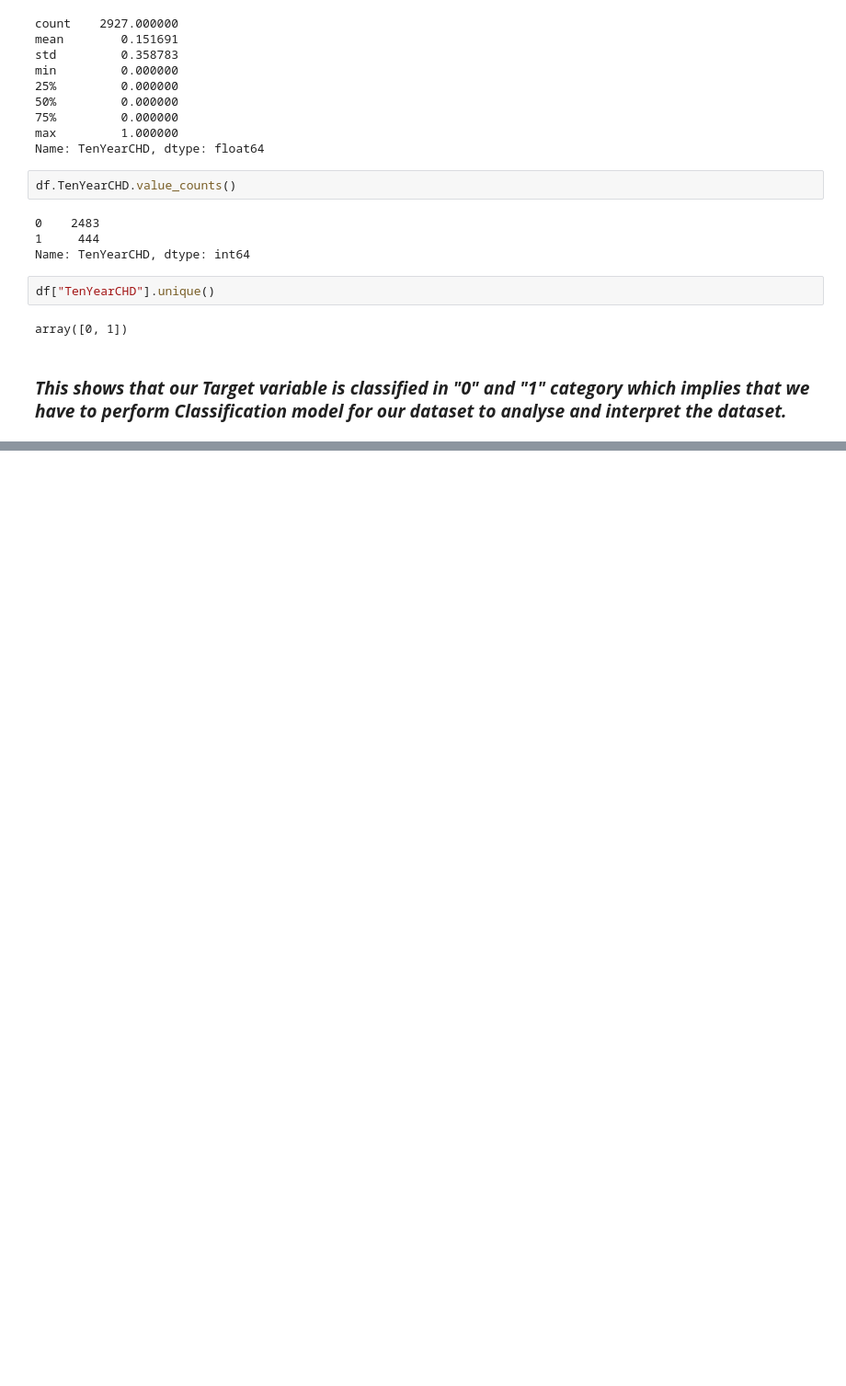
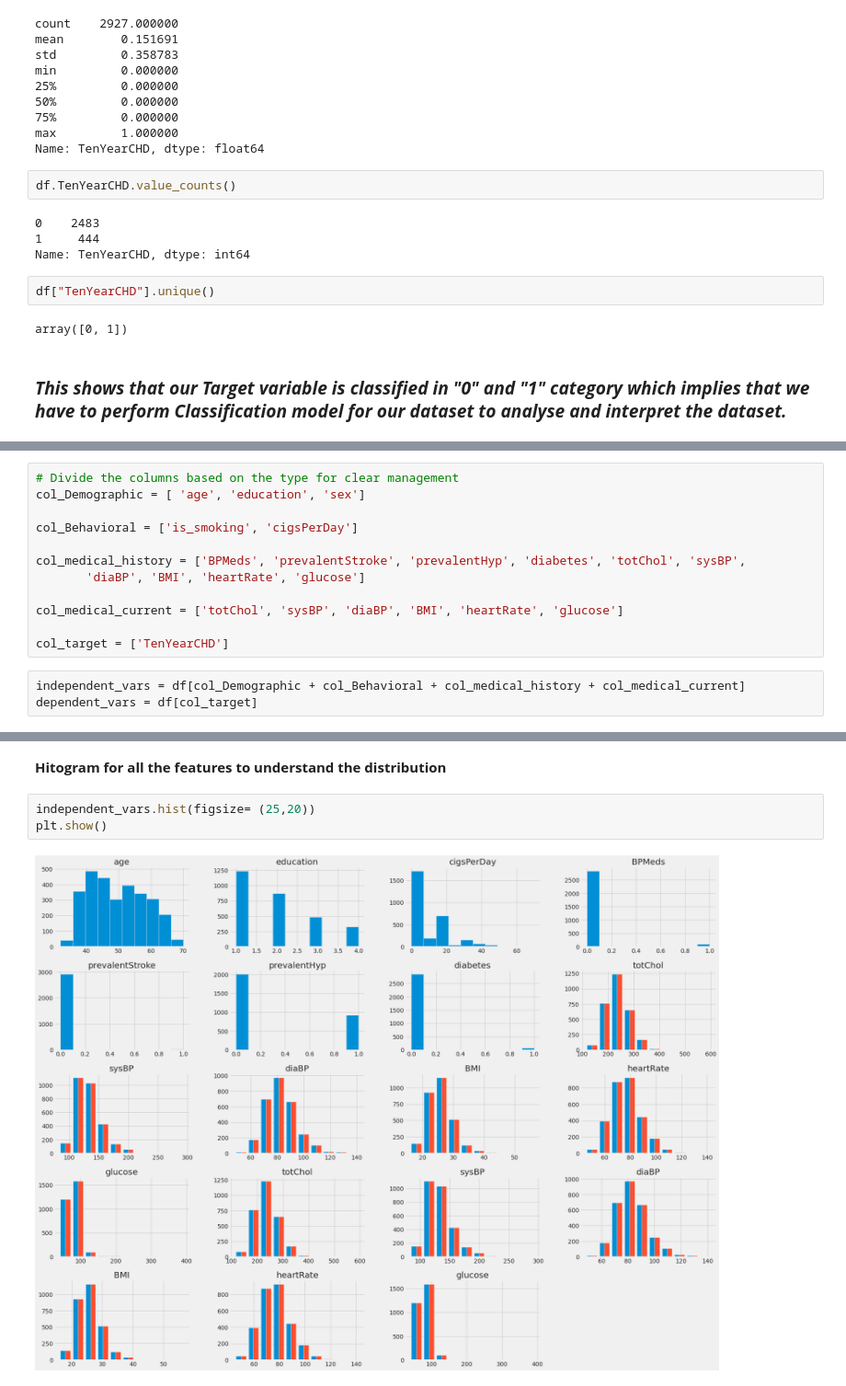
Before and after one commit to VermaSanjayrk/Cardiovascular-Risk-Prediction, a Jupyter notebook: Cardiovascular_Risk_Prediction.ipynb, the cells around one changed output, grey strips where cells are left out. Shown at 92% size. Cells and saved outputs as stored; diff of their text form; blank space fills up the shorter version.

```diff
--- a/Cardiovascular_Risk_Prediction.ipynb
+++ b/Cardiovascular_Risk_Prediction.ipynb
@@ -247,0 +273,15 @@ array([0, 1])
+# %%
+# Divide the columns based on the type for clear management
+col_Demographic = [ 'age', 'education', 'sex']
+
+col_Behavioral = ['is_smoking', 'cigsPerDay']
+
+col_medical_history = ['BPMeds', 'prevalentStroke', 'prevalentHyp', 'diabetes', 'totChol', 'sysBP',
+       'diaBP', 'BMI', 'heartRate', 'glucose']
+
+col_medical_current = ['totChol', 'sysBP', 'diaBP', 'BMI', 'heartRate', 'glucose']
+
+col_target = ['TenYearCHD']
+# %%
+independent_vars = df[col_Demographic + col_Behavioral + col_medical_history + col_medical_current]
+dependent_vars = df[col_target]
@@ -247,0 +312,7 @@ array([0, 1])
+# %% [markdown]
+**Hitogram for all the features to understand the distribution**
+# %%
+independent_vars.hist(figsize= (25,20))
+plt.show()
+# %% [output]
+[figure, added]
```
Also changed, not shown: parts of 8 cells of this notebook.
